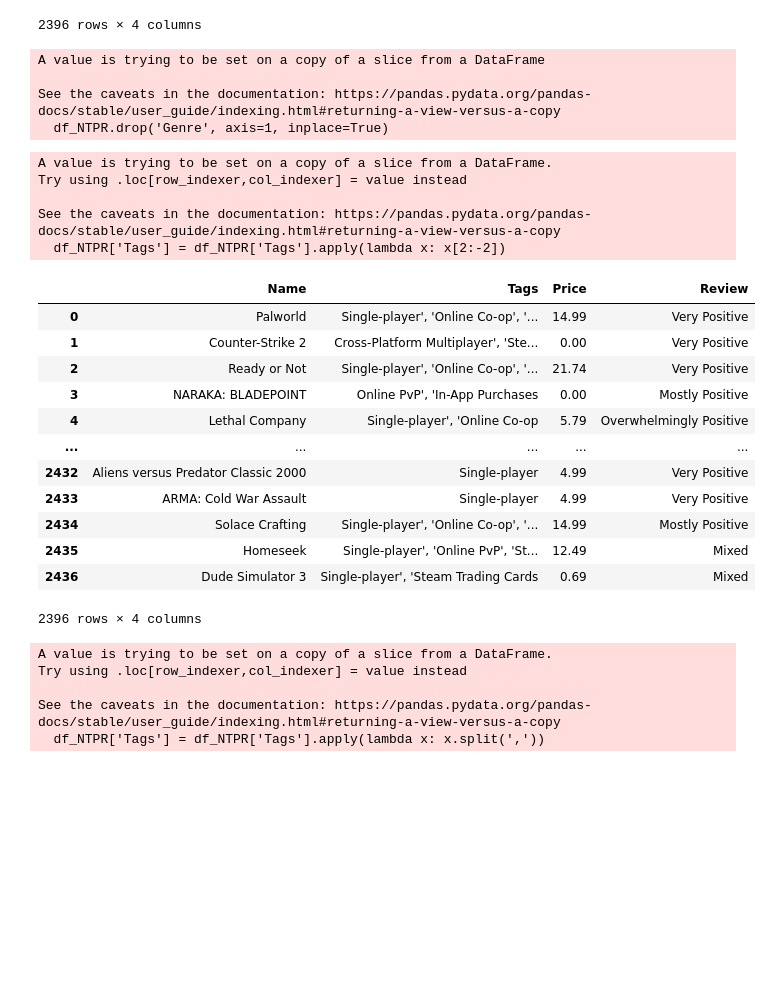
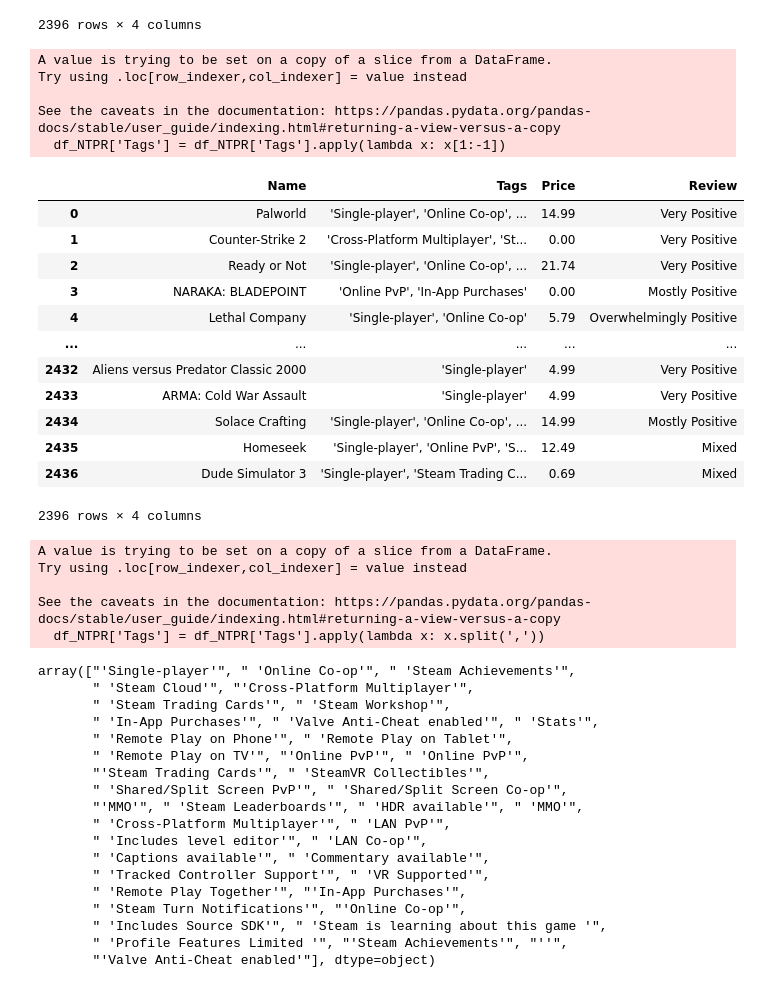
Before and after one commit to M-Masry4122/DEP-Project, a Jupyter notebook: Steam_Data_Cleaning.ipynb, the cells around one changed output. Saved outputs shown, nothing was run; the diff lists cells and outputs as text; code cells hidden in the pictures; blank space fills up the shorter version.

Commit message:
clean all new data (updated)

```diff
--- a/Steam_Data_Cleaning.ipynb
+++ b/Steam_Data_Cleaning.ipynb
@@ -318,7 +312,7 @@ df['Number Of Reviews']
 2436       (1774)
 Name: Number Of Reviews, Length: 2396, dtype: object
 # %%
-df['Total Number Of Reviews'] = df['Number Of Reviews'].str.extract(r'(-?\d+)').astype(float)
+df['Total Number Of Reviews'] = df['Number Of Reviews'].str.extract(r'(-?\d+)').astype(int)
 # %%
 df['Total Number Of Reviews'].describe()
 # %% [output]
@@ -423,34 +465,27 @@ df_NTPR
 | 2435 | Homeseek | ['Single-player', 'Online PvP', '... | 12.49 | Mixed |
 | 2436 | Dude Simulator 3 | ['Single-player', 'Steam Trading ... | 0.69 | Mixed |
 2396 rows × 4 columns
-# %%
-df_NTPR.drop('Genre', axis=1, inplace=True)
-# %% [output]
-A value is trying to be set on a copy of a slice from a DataFrame
-
-See the caveats in the documentation: https://pandas.pydata.org/pandas-docs/stable/user_guide/indexing.html#returning-a-view-versus-a-copy
-  df_NTPR.drop('Genre', axis=1, inplace=True)
 # %%
-df_NTPR['Tags'] = df_NTPR['Tags'].apply(lambda x: x[2:-2])
+df_NTPR['Tags'] = df_NTPR['Tags'].apply(lambda x: x[1:-1])
 df_NTPR
 # %% [output]
 A value is trying to be set on a copy of a slice from a DataFrame.
 Try using .loc[row_indexer,col_indexer] = value instead
 
 See the caveats in the documentation: https://pandas.pydata.org/pandas-docs/stable/user_guide/indexing.html#returning-a-view-versus-a-copy
-  df_NTPR['Tags'] = df_NTPR['Tags'].apply(lambda x: x[2:-2])
+  df_NTPR['Tags'] = df_NTPR['Tags'].apply(lambda x: x[1:-1])
 |  | Name | Tags | Price | Review |
-| 0 | Palworld | Single-player', 'Online Co-op', '... | 14.99 | Very Positive |
-| 1 | Counter-Strike 2 | Cross-Platform Multiplayer', 'Ste... | 0.00 | Very Positive |
-| 2 | Ready or Not | Single-player', 'Online Co-op', '... | 21.74 | Very Positive |
-| 3 | NARAKA: BLADEPOINT | Online PvP', 'In-App Purchases | 0.00 | Mostly Positive |
-| 4 | Lethal Company | Single-player', 'Online Co-op | 5.79 | Overwhelmingly Positive |
+| 0 | Palworld | 'Single-player', 'Online Co-op', ... | 14.99 | Very Positive |
+| 1 | Counter-Strike 2 | 'Cross-Platform Multiplayer', 'St... | 0.00 | Very Positive |
+| 2 | Ready or Not | 'Single-player', 'Online Co-op', ... | 21.74 | Very Positive |
+| 3 | NARAKA: BLADEPOINT | 'Online PvP', 'In-App Purchases' | 0.00 | Mostly Positive |
+| 4 | Lethal Company | 'Single-player', 'Online Co-op' | 5.79 | Overwhelmingly Positive |
 | ... | ... | ... | ... | ... |
-| 2432 | Aliens versus Predator Classic 2000 | Single-player | 4.99 | Very Positive |
-| 2433 | ARMA: Cold War Assault | Single-player | 4.99 | Very Positive |
-| 2434 | Solace Crafting | Single-player', 'Online Co-op', '... | 14.99 | Mostly Positive |
-| 2435 | Homeseek | Single-player', 'Online PvP', 'St... | 12.49 | Mixed |
-| 2436 | Dude Simulator 3 | Single-player', 'Steam Trading Cards | 0.69 | Mixed |
+| 2432 | Aliens versus Predator Classic 2000 | 'Single-player' | 4.99 | Very Positive |
+| 2433 | ARMA: Cold War Assault | 'Single-player' | 4.99 | Very Positive |
+| 2434 | Solace Crafting | 'Single-player', 'Online Co-op', ... | 14.99 | Mostly Positive |
+| 2435 | Homeseek | 'Single-player', 'Online PvP', 'S... | 12.49 | Mixed |
+| 2436 | Dude Simulator 3 | 'Single-player', 'Steam Trading C... | 0.69 | Mixed |
 2396 rows × 4 columns
 # %%
 df_NTPR['Tags'] = df_NTPR['Tags'].apply(lambda x: x.split(','))
@@ -462,3 +497,24 @@ See the caveats in the documentation: https://pandas.pydata.org/pandas-docs/stab
   df_NTPR['Tags'] = df_NTPR['Tags'].apply(lambda x: x.split(','))
 # %%
 df_NTPR_1 = df_NTPR.explode('Tags')
+# %%
+df_NTPR_1['Tags'].unique()
+# %% [output]
+array(["'Single-player'", " 'Online Co-op'", " 'Steam Achievements'",
+       " 'Steam Cloud'", "'Cross-Platform Multiplayer'",
+       " 'Steam Trading Cards'", " 'Steam Workshop'",
+       " 'In-App Purchases'", " 'Valve Anti-Cheat enabled'", " 'Stats'",
+       " 'Remote Play on Phone'", " 'Remote Play on Tablet'",
+       " 'Remote Play on TV'", "'Online PvP'", " 'Online PvP'",
+       "'Steam Trading Cards'", " 'SteamVR Collectibles'",
+       " 'Shared/Split Screen PvP'", " 'Shared/Split Screen Co-op'",
+       "'MMO'", " 'Steam Leaderboards'", " 'HDR available'", " 'MMO'",
+       " 'Cross-Platform Multiplayer'", " 'LAN PvP'",
+       " 'Includes level editor'", " 'LAN Co-op'",
+       " 'Captions available'", " 'Commentary available'",
+       " 'Tracked Controller Support'", " 'VR Supported'",
+       " 'Remote Play Together'", "'In-App Purchases'",
+       " 'Steam Turn Notifications'", "'Online Co-op'",
+       " 'Includes Source SDK'", " 'Steam is learning about this game '",
+       " 'Profile Features Limited '", "'Steam Achievements'", "''",
+       "'Valve Anti-Cheat enabled'"], dtype=object)
```
Also changed, not shown: parts of 24 cells of this notebook.
